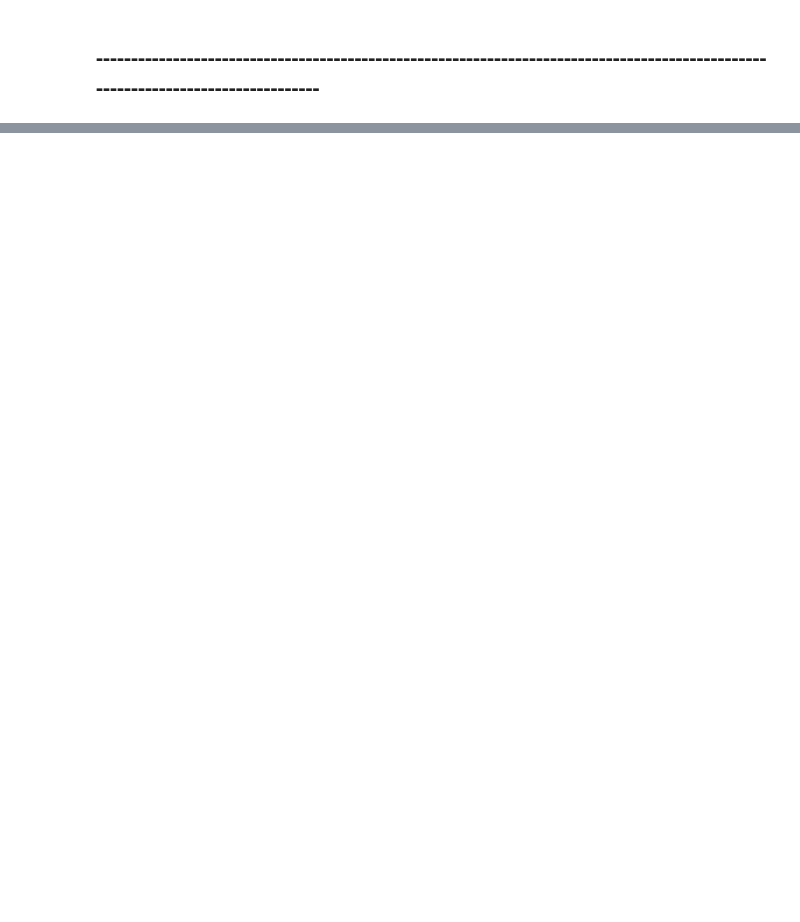
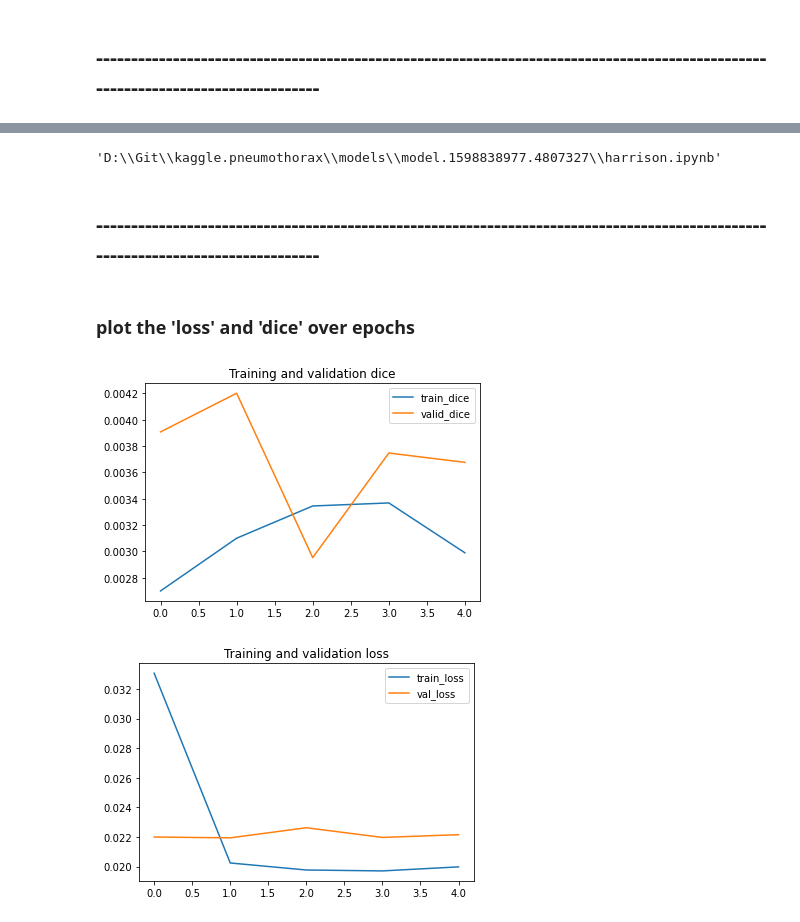
Before and after one commit to lyh710/kaggle.pneumothorax, a Jupyter notebook: harrison.ipynb, the cells around one changed output, grey strips where cells are left out. Drawn from its saved outputs; the diff is of its cells as text; code cells hidden in the pictures; blank space fills up the shorter version.

Commit message:
harrison.2020.08.31 submit

```diff
--- a/harrison.ipynb
+++ b/harrison.ipynb
@@ -331,0 +533,8 @@ We will proceed for now, with the sole purpose being to demonstrate out thinking
+# %%
+import tensorflow.keras.backend as K
+
+def dice_coef(y_true, y_pred, smooth=1):
+    y_true_f = K.flatten(y_true)
+    y_pred_f = K.flatten(y_pred)
+    intersection = K.sum(y_true_f * y_pred_f)
+    return (2. * intersection + smooth) / (K.sum(y_true_f) + K.sum(y_pred_f) + smooth)
@@ -331,0 +604,2 @@ We will proceed for now, with the sole purpose being to demonstrate out thinking
+# %%
+model = get_model(1)
@@ -331,0 +630,9 @@ We will proceed for now, with the sole purpose being to demonstrate out thinking
+# %%
+# train
+history = model.fit(  X_train
+                    , Y_train
+                    , batch_size=8
+                    , epochs=5
+                    , validation_data=(X_valid, Y_valid)
+                    , verbose=1
+                    , callbacks=[checkpoint_epoch, tensorboard])
@@ -331,0 +653,60 @@ We will proceed for now, with the sole purpose being to demonstrate out thinking
+# %%
+# output the model to disk
+fn = os.path.join(out_dir, model_version+'.hdf5')
+if os.path.exists(fn):
+    os.remove(fn)
+model.save(fn)
+
+# output the history to disk
+fn = os.path.join(out_dir, model_version+'.history.pkl')
+if os.path.exists(fn):
+    os.remove(fn)
+with open(fn, 'wb') as f:
+    pickle.dump(history.history, f)
+
+# Save the script
+src_fn = os.path.join(os.getcwd(), 'harrison.ipynb')
+trg_fn = os.path.join(out_dir, 'harrison.ipynb')
+if os.path.exists(trg_fn):
+    os.remove(trg_fn)
+shutil.copy(src_fn, trg_fn)
+# %% [output]
+'D:\\Git\\kaggle.pneumothorax\\models\\model.1598838977.4807327\\harrison.ipynb'
+# %% [markdown]
+## --------------------------------------------------------------------------------------------------------------------------------
+# %% [markdown]
+### plot the 'loss' and 'dice' over epochs
+# %%
+#-----------------------------------------------------------
+# Retrieve a list of list results on training and test data
+# sets for each training epoch
+#-----------------------------------------------------------
+dice     = history.history['dice_coef']
+val_dice = history.history['val_dice_coef']
+loss     = history.history['loss']
+val_loss = history.history['val_loss']
+
+epochs   = range(len(loss)) # Get number of epochs
+
+#------------------------------------------------
+# Plot training and validation dice per epoch
+#------------------------------------------------
+plt.figure()
+train_dice = plt.plot( epochs,     dice, label='train_dice' )
+valid_dice = plt.plot( epochs, val_dice, label='valid_dice' )
+plt.title ('Training and validation dice')
+plt.legend()
+plt.show()
+
+#------------------------------------------------
+# Plot training and validation loss per epoch
+#------------------------------------------------
+plt.figure()
+plt.plot  ( epochs,     loss, label='train_loss')
+plt.plot  ( epochs, val_loss, label='val_loss' )
+plt.title ('Training and validation loss'   )
+plt.legend()
+plt.show()
+# %% [output]
+[figure, added]
+[figure, added]
```
Also changed, not shown: parts of 67 cells of this notebook, 13 other files.
